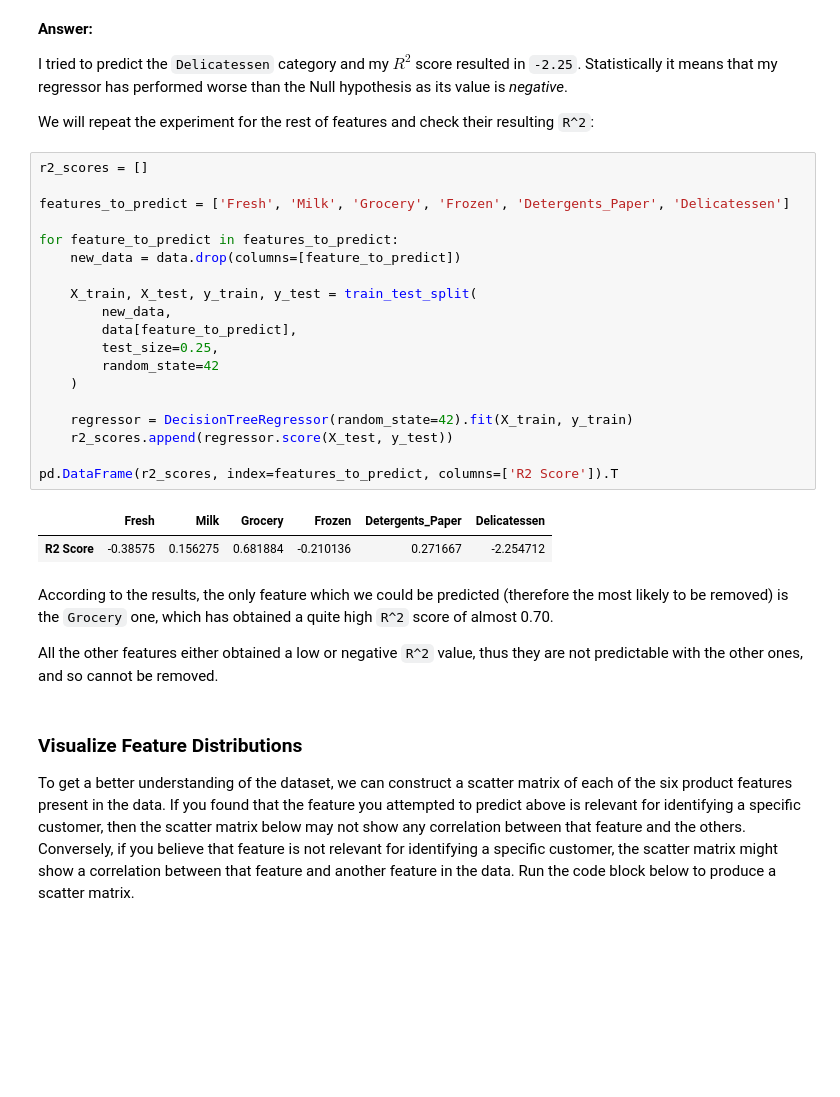
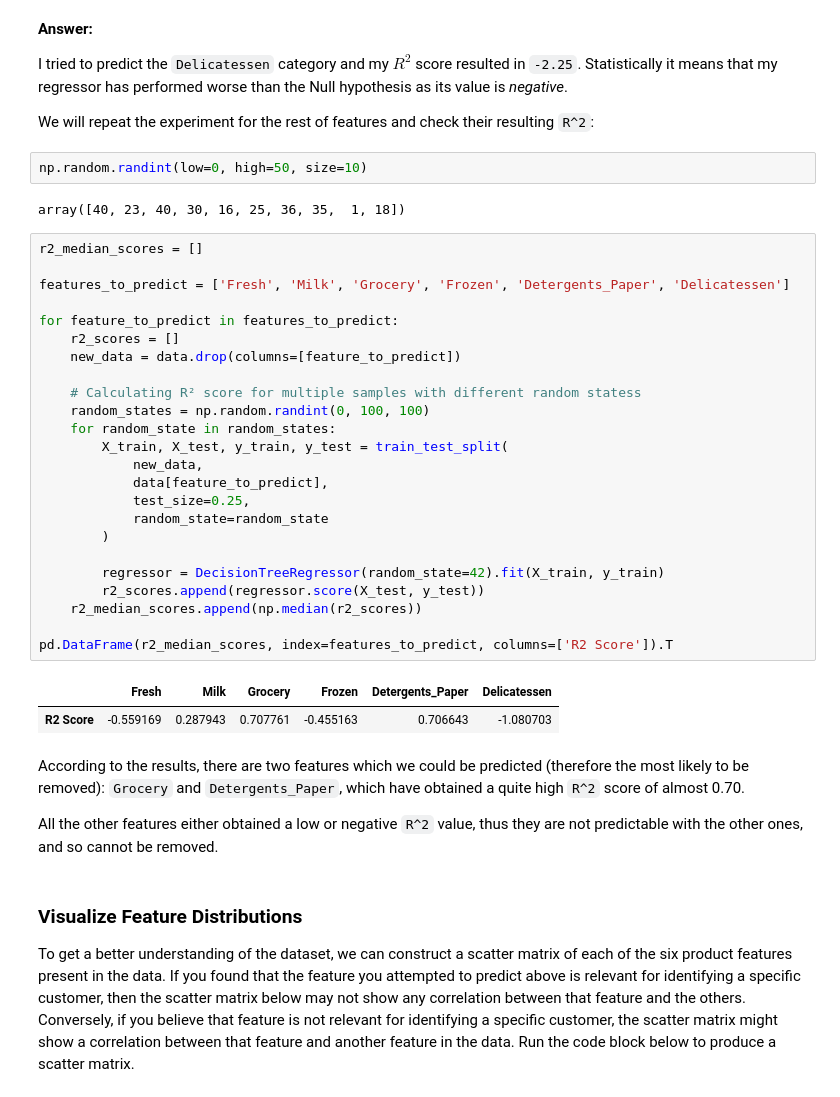
Before and after one commit to brunobelluomini/machine-learning-nanodegree, a Jupyter notebook: customer_segments/customer_segments.ipynb, the cells around one changed output. Saved outputs shown, nothing was run; the diff lists cells and outputs as text; blank space fills up the shorter version.

```diff
--- a/customer_segments/customer_segments.ipynb
+++ b/customer_segments/customer_segments.ipynb
@@ -170,30 +170,39 @@ print(score)
 I tried to predict the `Delicatessen` category and my $R^2$ score resulted in `-2.25`. Statistically it means that my regressor has performed worse than the Null hypothesis as its value is _negative_.
 
 We will repeat the experiment for the rest of features and check their resulting `R^2`:
+# %%
+np.random.randint(low=0, high=50, size=10)
+# %% [output]
+array([40, 23, 40, 30, 16, 25, 36, 35,  1, 18])
 # %%
-r2_scores = []
+r2_median_scores = []
 
 features_to_predict = ['Fresh', 'Milk', 'Grocery', 'Frozen', 'Detergents_Paper', 'Delicatessen']
 
 for feature_to_predict in features_to_predict:
+    r2_scores = []
     new_data = data.drop(columns=[feature_to_predict])
 
-    X_train, X_test, y_train, y_test = train_test_split(
-        new_data,
-        data[feature_to_predict],
-        test_size=0.25,
-        random_state=42
-    )
+    # Calculating R² score for multiple samples with different random statess
+    random_states = np.random.randint(0, 100, 100)
+    for random_state in random_states:
+        X_train, X_test, y_train, y_test = train_test_split(
+            new_data,
+            data[feature_to_predict],
+            test_size=0.25,
+            random_state=random_state
+        )
 
-    regressor = DecisionTreeRegressor(random_state=42).fit(X_train, y_train)
-    r2_scores.append(regressor.score(X_test, y_test))
+        regressor = DecisionTreeRegressor(random_state=42).fit(X_train, y_train)
+        r2_scores.append(regressor.score(X_test, y_test))
+    r2_median_scores.append(np.median(r2_scores))
 
-pd.DataFrame(r2_scores, index=features_to_predict, columns=['R2 Score']).T
+pd.DataFrame(r2_median_scores, index=features_to_predict, columns=['R2 Score']).T
 # %% [output]
 |  | Fresh | Milk | Grocery | Frozen | Detergents_Paper | Delicatessen |
-| R2 Score | -0.38575 | 0.156275 | 0.681884 | -0.210136 | 0.271667 | -2.254712 |
+| R2 Score | -0.559169 | 0.287943 | 0.707761 | -0.455163 | 0.706643 | -1.080703 |
 # %% [markdown]
-According to the results, the only feature which we could be predicted (therefore the most likely to be removed) is the `Grocery` one, which has obtained a quite high `R^2` score of almost 0.70.
+According to the results, there are two features which we could be predicted (therefore the most likely to be removed): `Grocery` and `Detergents_Paper`, which have obtained a quite high `R^2` score of almost 0.70.
 
 All the other features either obtained a low or negative `R^2` value, thus they are not predictable with the other ones, and so cannot be removed.
 # %% [markdown]
```
Also changed, not shown: parts of 17 cells of this notebook, 2 other files.
